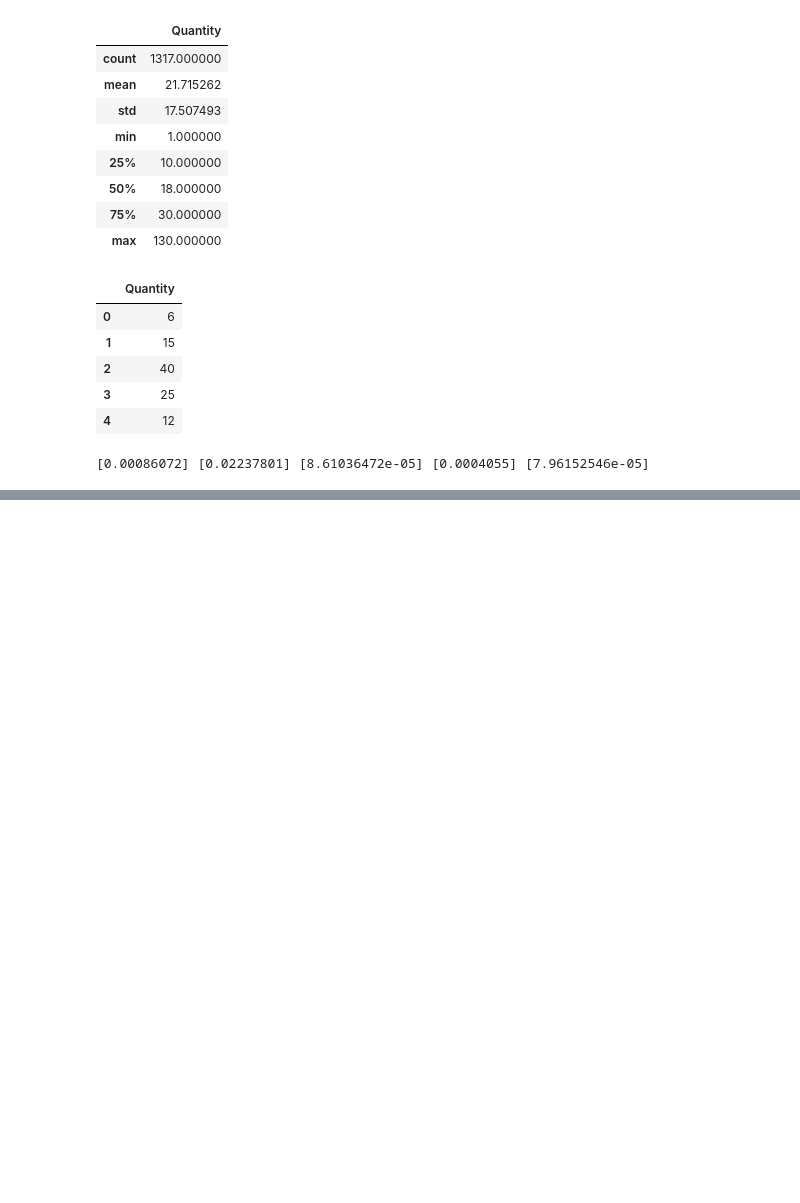
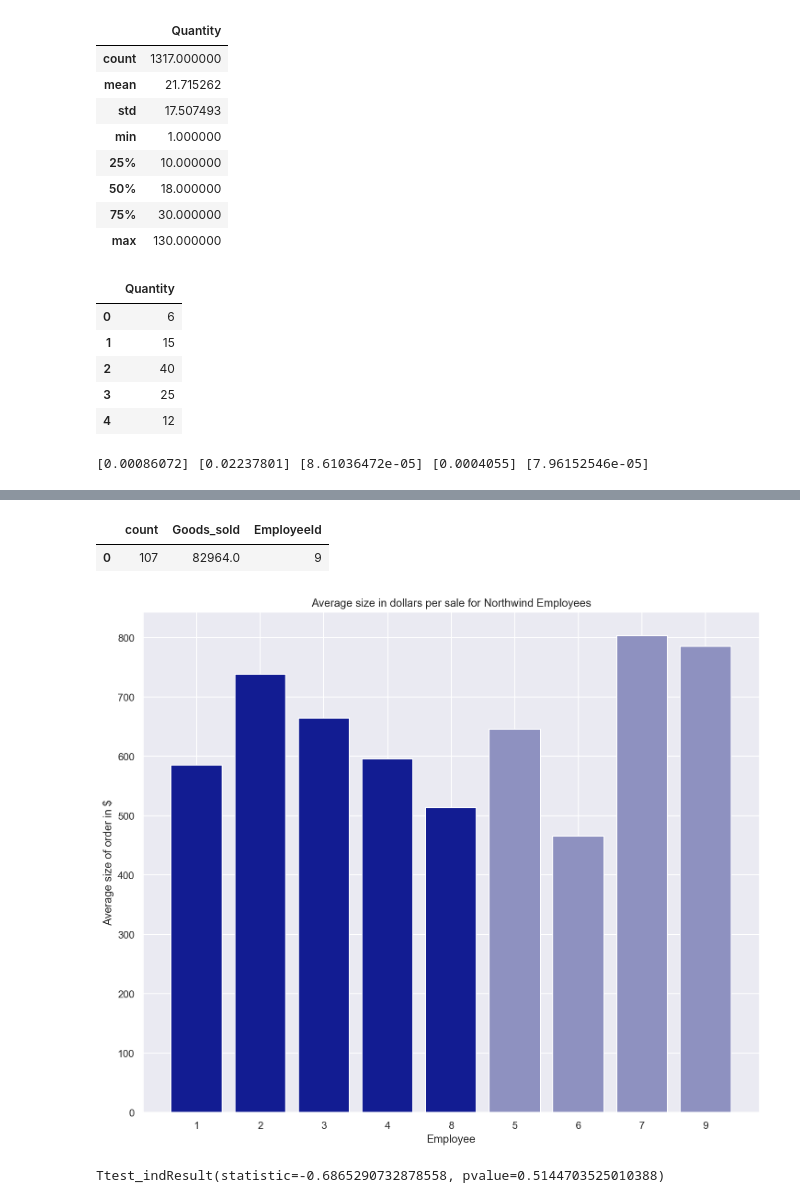
Before and after one commit to AnnikaNoren/dsc-mod-3-project-online-ds-pt-071519, a Jupyter notebook: Project.ipynb, the cells around one changed output, grey strips where cells are left out. Saved outputs shown, nothing was run; the diff lists cells and outputs as text; code cells hidden in the pictures; blank space fills up the shorter version.

```diff
--- a/Project.ipynb
+++ b/Project.ipynb
@@ -682,0 +707,67 @@ print(p1,p2,p3,p4,p5)
+# %%
+# goods sold for 1 employee for by orderid
+# c.execute("""SELECT orderid, SUM(unitPrice * quantity) AS Goods_sold, employeeId
+#              FROM orderdetail
+#              JOIN 'order' as o
+#              ON orderdetail.orderid = o.id
+#              WHERE employeeID=9
+#              GROUP BY orderid
+#              ;""")
+
+# names, id, country and title of 9 employees
+# c.execute("""SELECT lastname, id,country, title
+#              FROM employee
+#              ;""")
+
+
+#total sales (count and cost) for each 9 employees
+c.execute("""SELECT count(orderid) AS count,SUM(unitPrice * quantity) AS Goods_sold,employeeId
+             FROM orderdetail
+             JOIN 'order' as o
+             ON orderdetail.orderid = o.id
+             WHERE employeeID=9
+             ;""")
+
+df_sales = pd.DataFrame(c.fetchall())
+df_sales.columns = [x[0] for x in c.description]
+df_sales
+# %% [output]
+|  | count | Goods_sold | EmployeeId |
+| 0 | 107 | 82964.0 | 9 |
+# %%
+# us_sales
+y1 = [585,738,664,595,513]
+#uk_sales
+y2= [646,465,803,785]
+#us_employee
+x1 = ["1", "2", "3", "4","8"]
+#uk_employee
+x2 = ["5","6","7","9"]
+# %%
+import matplotlib.pyplot as plt
+plt.bar(x1, y1, color = '#121C92')
+plt.bar(x2, y2, color = '#8e91c0')
+plt.title("Average size in dollars per sale for Northwind Employees")
+plt.xlabel("Employee")
+plt.ylabel("Average size of order in $")
+#plt.legend()
+plt.show()
+# %% [output]
+[figure, added]
+# %%
+# Null Hypothesis: There is no difference between the two population means (average size of size in dollars)
+# between the US office and the UK office.
+
+# Alternative Hypothesis: There is a difference in the
+# average order size (in $) between the US office and UK office between the date July, 2012 and April, 2014.
+
+# If the p-value is less than the signficance level of 0.05, we will reject the null hypothesis (that there is no
+# difference between the 2 populations.)
+#
+# This is Student's test
+# t statistic and pvalue: used code from "2 sample ttest" lab in section 20
+
+sales_stat = stats.ttest_ind(y1, y2,equal_var=True)
+print(sales_stat)
+# %% [output]
+Ttest_indResult(statistic=-0.6865290732878558, pvalue=0.5144703525010388)
```
Also changed, not shown: parts of 20 cells of this notebook.
